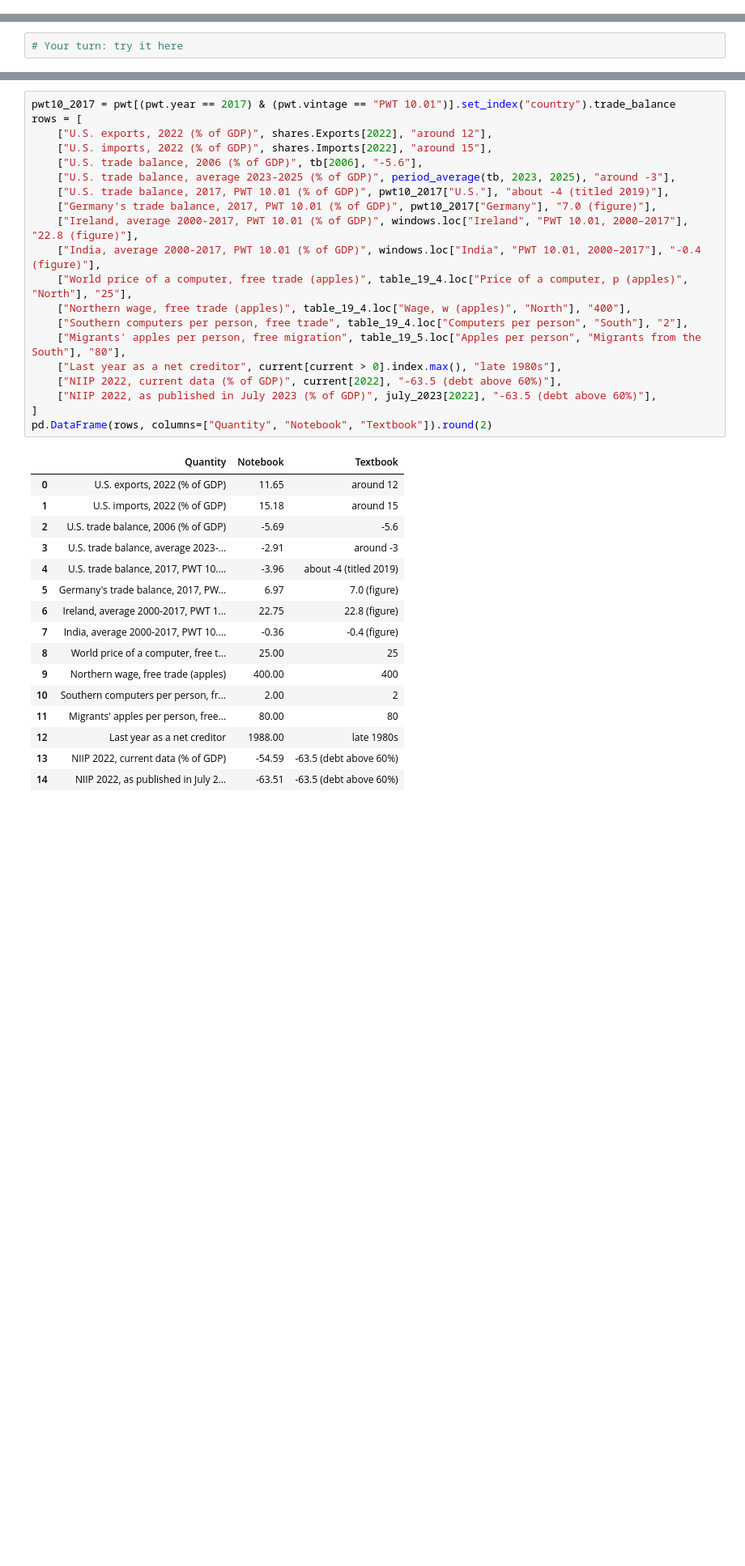
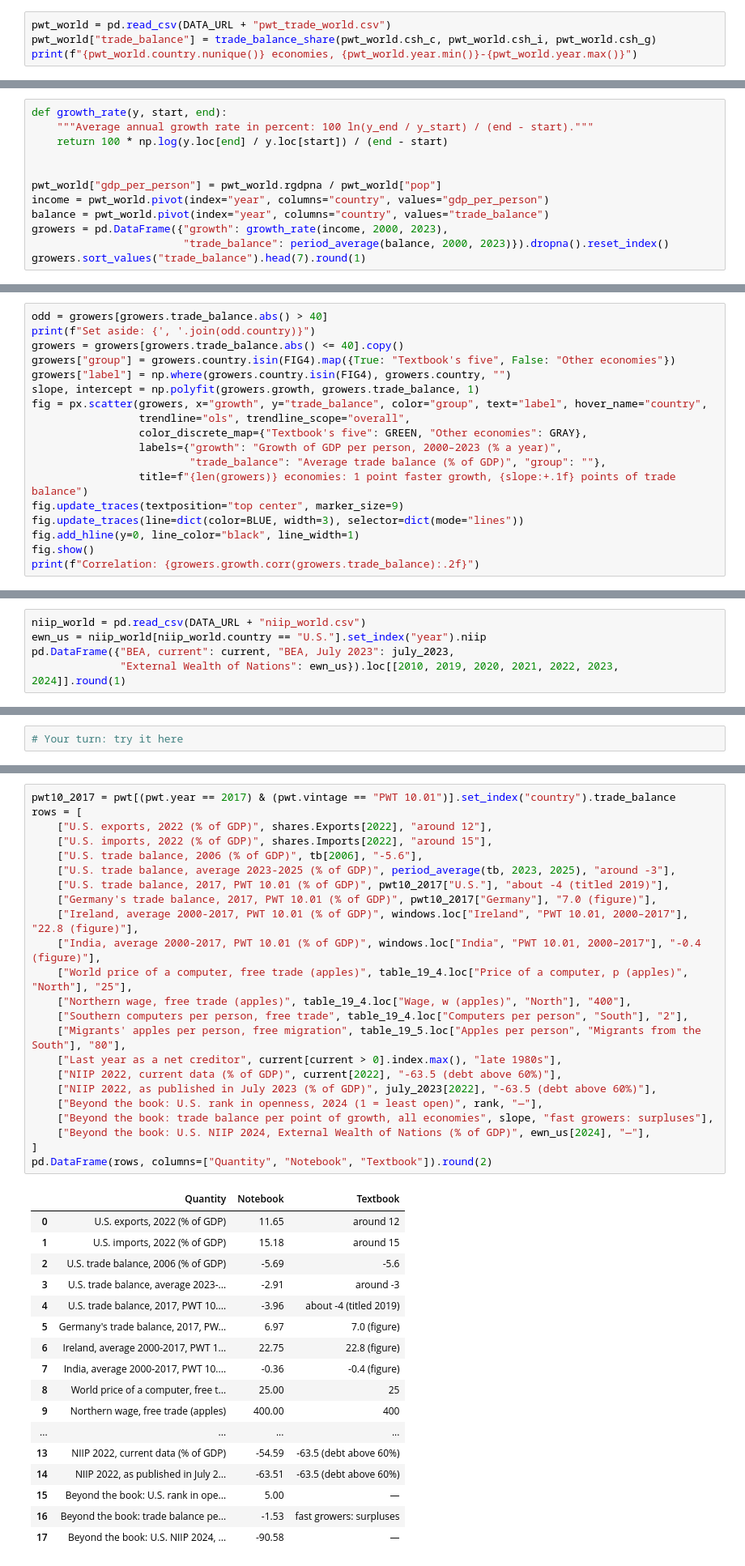
Before and after one commit to quarcs-lab/macro102-site, a Jupyter notebook: notebooks/ch19-international-trade.ipynb, the cells around one changed output, grey strips where cells are left out. Shown at 81% size. Drawn from its saved outputs; the diff is of its cells as text; blank space fills up the shorter version.

```diff
--- a/notebooks/ch19-international-trade.ipynb
+++ b/notebooks/ch19-international-trade.ipynb
@@ -645,0 +952,4 @@ pwt.head()
+# %%
+pwt_world = pd.read_csv(DATA_URL + "pwt_trade_world.csv")
+pwt_world["trade_balance"] = trade_balance_share(pwt_world.csh_c, pwt_world.csh_i, pwt_world.csh_g)
+print(f"{pwt_world.country.nunique()} economies, {pwt_world.year.min()}-{pwt_world.year.max()}")
@@ -852,0 +1241,12 @@ Then `period_average(wide11, 2010, 2023)` gives all five averages at once.
+# %%
+def growth_rate(y, start, end):
+    """Average annual growth rate in percent: 100 ln(y_end / y_start) / (end - start)."""
+    return 100 * np.log(y.loc[end] / y.loc[start]) / (end - start)
+
+
+pwt_world["gdp_per_person"] = pwt_world.rgdpna / pwt_world["pop"]
+income = pwt_world.pivot(index="year", columns="country", values="gdp_per_person")
+balance = pwt_world.pivot(index="year", columns="country", values="trade_balance")
+growers = pd.DataFrame({"growth": growth_rate(income, 2000, 2023),
+                        "trade_balance": period_average(balance, 2000, 2023)}).dropna().reset_index()
+growers.sort_values("trade_balance").head(7).round(1)
@@ -852,0 +1270,18 @@ Then `period_average(wide11, 2010, 2023)` gives all five averages at once.
+# %%
+odd = growers[growers.trade_balance.abs() > 40]
+print(f"Set aside: {', '.join(odd.country)}")
+growers = growers[growers.trade_balance.abs() <= 40].copy()
+growers["group"] = growers.country.isin(FIG4).map({True: "Textbook's five", False: "Other economies"})
+growers["label"] = np.where(growers.country.isin(FIG4), growers.country, "")
+slope, intercept = np.polyfit(growers.growth, growers.trade_balance, 1)
+fig = px.scatter(growers, x="growth", y="trade_balance", color="group", text="label", hover_name="country",
+                 trendline="ols", trendline_scope="overall",
+                 color_discrete_map={"Textbook's five": GREEN, "Other economies": GRAY},
+                 labels={"growth": "Growth of GDP per person, 2000–2023 (% a year)",
+                         "trade_balance": "Average trade balance (% of GDP)", "group": ""},
+                 title=f"{len(growers)} economies: 1 point faster growth, {slope:+.1f} points of trade balance")
+fig.update_traces(textposition="top center", marker_size=9)
+fig.update_traces(line=dict(color=BLUE, width=3), selector=dict(mode="lines"))
+fig.add_hline(y=0, line_color="black", line_width=1)
+fig.show()
+print(f"Correlation: {growers.growth.corr(growers.trade_balance):.2f}")
@@ -1079,0 +1634,5 @@ with `us.trade_balance` in that year.
+# %%
+niip_world = pd.read_csv(DATA_URL + "niip_world.csv")
+ewn_us = niip_world[niip_world.country == "U.S."].set_index("year").niip
+pd.DataFrame({"BEA, current": current, "BEA, July 2023": july_2023,
+              "External Wealth of Nations": ewn_us}).loc[[2010, 2019, 2020, 2021, 2022, 2023, 2024]].round(1)
@@ -1089,38 +1732,42 @@ pwt10_2017 = pwt[(pwt.year == 2017) & (pwt.vintage == "PWT 10.01")].set_index("c
 rows = [
     ["U.S. exports, 2022 (% of GDP)", shares.Exports[2022], "around 12"],
     ["U.S. imports, 2022 (% of GDP)", shares.Imports[2022], "around 15"],
     ["U.S. trade balance, 2006 (% of GDP)", tb[2006], "-5.6"],
     ["U.S. trade balance, average 2023-2025 (% of GDP)", period_average(tb, 2023, 2025), "around -3"],
     ["U.S. trade balance, 2017, PWT 10.01 (% of GDP)", pwt10_2017["U.S."], "about -4 (titled 2019)"],
     ["Germany's trade balance, 2017, PWT 10.01 (% of GDP)", pwt10_2017["Germany"], "7.0 (figure)"],
     ["Ireland, average 2000-2017, PWT 10.01 (% of GDP)", windows.loc["Ireland", "PWT 10.01, 2000–2017"], "22.8 (figure)"],
     ["India, average 2000-2017, PWT 10.01 (% of GDP)", windows.loc["India", "PWT 10.01, 2000–2017"], "-0.4 (figure)"],
     ["World price of a computer, free trade (apples)", table_19_4.loc["Price of a computer, p (apples)", "North"], "25"],
     ["Northern wage, free trade (apples)", table_19_4.loc["Wage, w (apples)", "North"], "400"],
     ["Southern computers per person, free trade", table_19_4.loc["Computers per person", "South"], "2"],
     ["Migrants' apples per person, free migration", table_19_5.loc["Apples per person", "Migrants from the South"], "80"],
     ["Last year as a net creditor", current[current > 0].index.max(), "late 1980s"],
     ["NIIP 2022, current data (% of GDP)", current[2022], "-63.5 (debt above 60%)"],
     ["NIIP 2022, as published in July 2023 (% of GDP)", july_2023[2022], "-63.5 (debt above 60%)"],
+    ["Beyond the book: U.S. rank in openness, 2024 (1 = least open)", rank, "—"],
+    ["Beyond the book: trade balance per point of growth, all economies", slope, "fast growers: surpluses"],
+    ["Beyond the book: U.S. NIIP 2024, External Wealth of Nations (% of GDP)", ewn_us[2024], "—"],
 ]
 pd.DataFrame(rows, columns=["Quantity", "Notebook", "Textbook"]).round(2)
 # %% [output]
 |  | Quantity | Notebook | Textbook |
 | 0 | U.S. exports, 2022 (% of GDP) | 11.65 | around 12 |
 | 1 | U.S. imports, 2022 (% of GDP) | 15.18 | around 15 |
 | 2 | U.S. trade balance, 2006 (% of GDP) | -5.69 | -5.6 |
 | 3 | U.S. trade balance, average 2023-... | -2.91 | around -3 |
 | 4 | U.S. trade balance, 2017, PWT 10.... | -3.96 | about -4 (titled 2019) |
 | 5 | Germany's trade balance, 2017, PW... | 6.97 | 7.0 (figure) |
 | 6 | Ireland, average 2000-2017, PWT 1... | 22.75 | 22.8 (figure) |
 | 7 | India, average 2000-2017, PWT 10.... | -0.36 | -0.4 (figure) |
 | 8 | World price of a computer, free t... | 25.00 | 25 |
 | 9 | Northern wage, free trade (apples) | 400.00 | 400 |
-| 10 | Southern computers per person, fr... | 2.00 | 2 |
-| 11 | Migrants' apples per person, free... | 80.00 | 80 |
-| 12 | Last year as a net creditor | 1988.00 | late 1980s |
+| ... | ... | ... | ... |
 | 13 | NIIP 2022, current data (% of GDP) | -54.59 | -63.5 (debt above 60%) |
 | 14 | NIIP 2022, as published in July 2... | -63.51 | -63.5 (debt above 60%) |
+| 15 | Beyond the book: U.S. rank in ope... | 5.00 | — |
+| 16 | Beyond the book: trade balance pe... | -1.53 | fast growers: surpluses |
+| 17 | Beyond the book: U.S. NIIP 2024, ... | -90.58 | — |
 # %% [markdown]
 ## Summary
 
```
Also changed, not shown: parts of 75 cells of this notebook, 41 other files.
